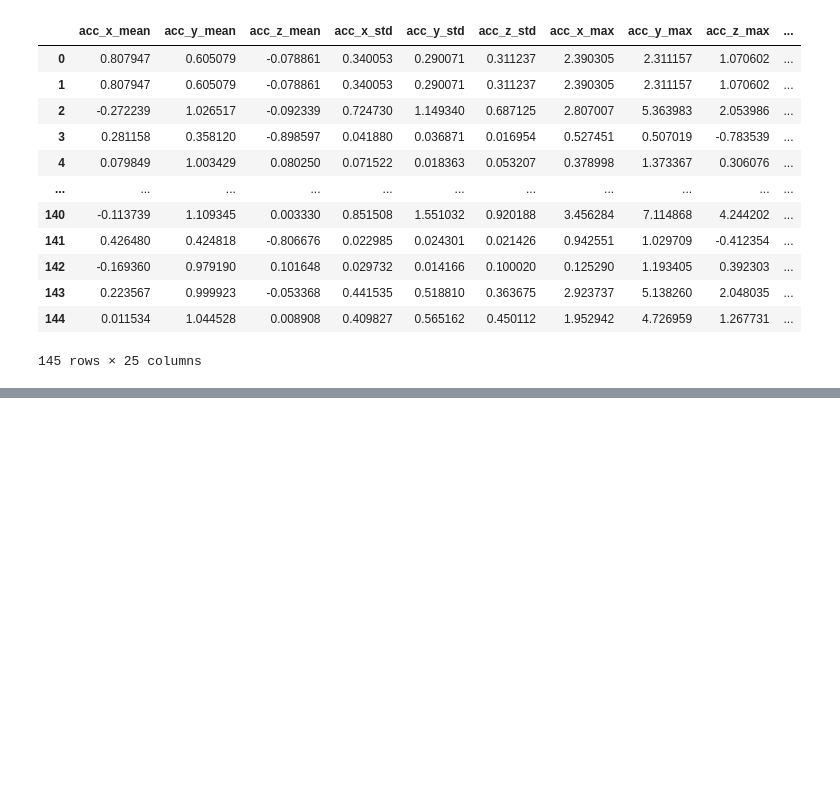
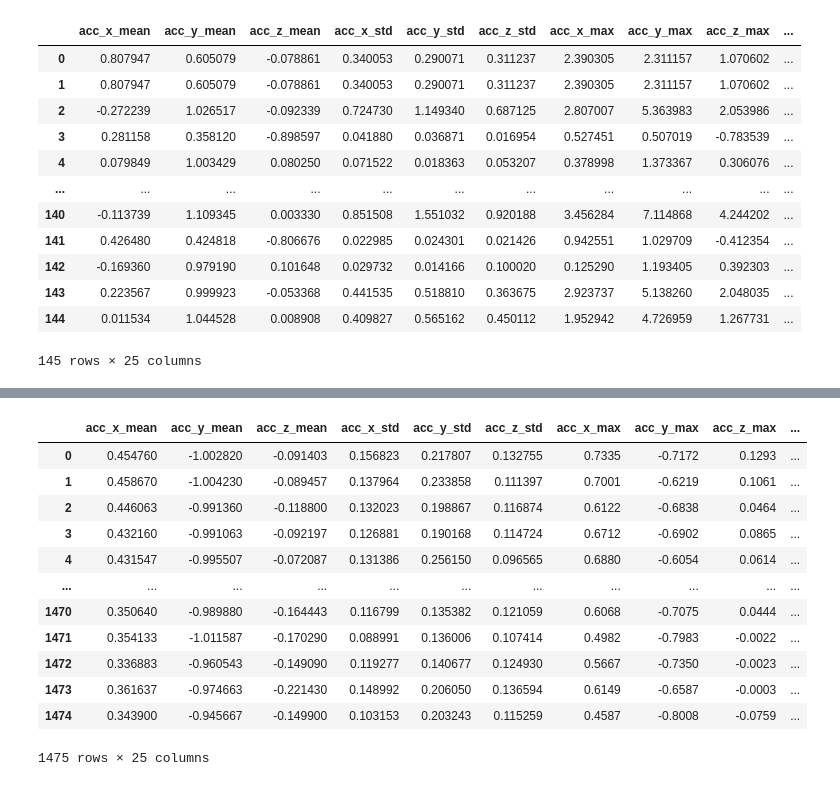
Before and after one commit to MorningStarTM/human-activity-recognition, a Jupyter notebook: notebook/data_preprocessing.ipynb, the cells around one changed output, grey strips where cells are left out. Saved outputs shown, nothing was run; the diff lists cells and outputs as text; code cells hidden in the pictures; blank space fills up the shorter version.

```diff
--- a/notebook/data_preprocessing.ipynb
+++ b/notebook/data_preprocessing.ipynb
@@ -301,0 +259,3 @@ dt
+# %%
+group_0 = groups.get_group(0)
+group_1 = groups.get_group(1)
@@ -301,0 +266,28 @@ dt
+# %%
+for i in range(0, len(group_0), 30):
+    temp = group_0[i:i+30]
+    t['acc_x_mean'].append(temp['acceleration_x'].mean())
+    t['acc_y_mean'].append(temp['acceleration_y'].mean())
+    t['acc_z_mean'].append(temp['acceleration_z'].mean())
+    t['acc_x_std'].append(temp['acceleration_x'].std())
+    t['acc_y_std'].append(temp['acceleration_y'].std())
+    t['acc_z_std'].append(temp['acceleration_z'].std())
+    t['acc_x_max'].append(temp['acceleration_x'].max())
+    t['acc_y_max'].append(temp['acceleration_y'].max())
+    t['acc_z_max'].append(temp['acceleration_z'].max())
+    t['acc_x_min'].append(temp['acceleration_x'].min())
+    t['acc_y_min'].append(temp['acceleration_y'].min())
+    t['acc_z_min'].append(temp['acceleration_z'].min())
+    t['gyro_x_mean'].append(temp['gyro_x'].mean())
+    t['gyro_y_mean'].append(temp['gyro_y'].mean())
+    t['gyro_z_mean'].append(temp['gyro_z'].mean())
+    t['gyro_x_std'].append(temp['gyro_x'].std())
+    t['gyro_y_std'].append(temp['gyro_y'].std())
+    t['gyro_z_std'].append(temp['gyro_z'].std())
+    t['gyro_x_max'].append(temp['gyro_x'].max())
+    t['gyro_y_max'].append(temp['gyro_y'].max())
+    t['gyro_z_max'].append(temp['gyro_z'].max())
+    t['gyro_x_min'].append(temp['gyro_x'].min())
+    t['gyro_y_min'].append(temp['gyro_y'].min())
+    t['gyro_z_min'].append(temp['gyro_z'].min())
+    t['activity'].append(0)
@@ -301,0 +298,2 @@ dt
+# %%
+t['activity'].append('0' * 1475)
@@ -301,0 +321,18 @@ dt
+# %%
+df_1 = pd.DataFrame(t)
+# %%
+df_1
+# %% [output]
+|  | acc_x_mean | acc_y_mean | acc_z_mean | acc_x_std | acc_y_std | acc_z_std | acc_x_max | acc_y_max | acc_z_max | ... |
+| 0 | 0.454760 | -1.002820 | -0.091403 | 0.156823 | 0.217807 | 0.132755 | 0.7335 | -0.7172 | 0.1293 | ... |
+| 1 | 0.458670 | -1.004230 | -0.089457 | 0.137964 | 0.233858 | 0.111397 | 0.7001 | -0.6219 | 0.1061 | ... |
+| 2 | 0.446063 | -0.991360 | -0.118800 | 0.132023 | 0.198867 | 0.116874 | 0.6122 | -0.6838 | 0.0464 | ... |
+| 3 | 0.432160 | -0.991063 | -0.092197 | 0.126881 | 0.190168 | 0.114724 | 0.6712 | -0.6902 | 0.0865 | ... |
+| 4 | 0.431547 | -0.995507 | -0.072087 | 0.131386 | 0.256150 | 0.096565 | 0.6880 | -0.6054 | 0.0614 | ... |
+| ... | ... | ... | ... | ... | ... | ... | ... | ... | ... | ... |
+| 1470 | 0.350640 | -0.989880 | -0.164443 | 0.116799 | 0.135382 | 0.121059 | 0.6068 | -0.7075 | 0.0444 | ... |
+| 1471 | 0.354133 | -1.011587 | -0.170290 | 0.088991 | 0.136006 | 0.107414 | 0.4982 | -0.7983 | -0.0022 | ... |
+| 1472 | 0.336883 | -0.960543 | -0.149090 | 0.119277 | 0.140677 | 0.124930 | 0.5667 | -0.7350 | -0.0023 | ... |
+| 1473 | 0.361637 | -0.974663 | -0.221430 | 0.148992 | 0.206050 | 0.136594 | 0.6149 | -0.6587 | -0.0003 | ... |
+| 1474 | 0.343900 | -0.945667 | -0.149900 | 0.103153 | 0.203243 | 0.115259 | 0.4587 | -0.8008 | -0.0759 | ... |
+1475 rows × 25 columns
```
Also changed, not shown: parts of 25 cells of this notebook, 8 other files.
